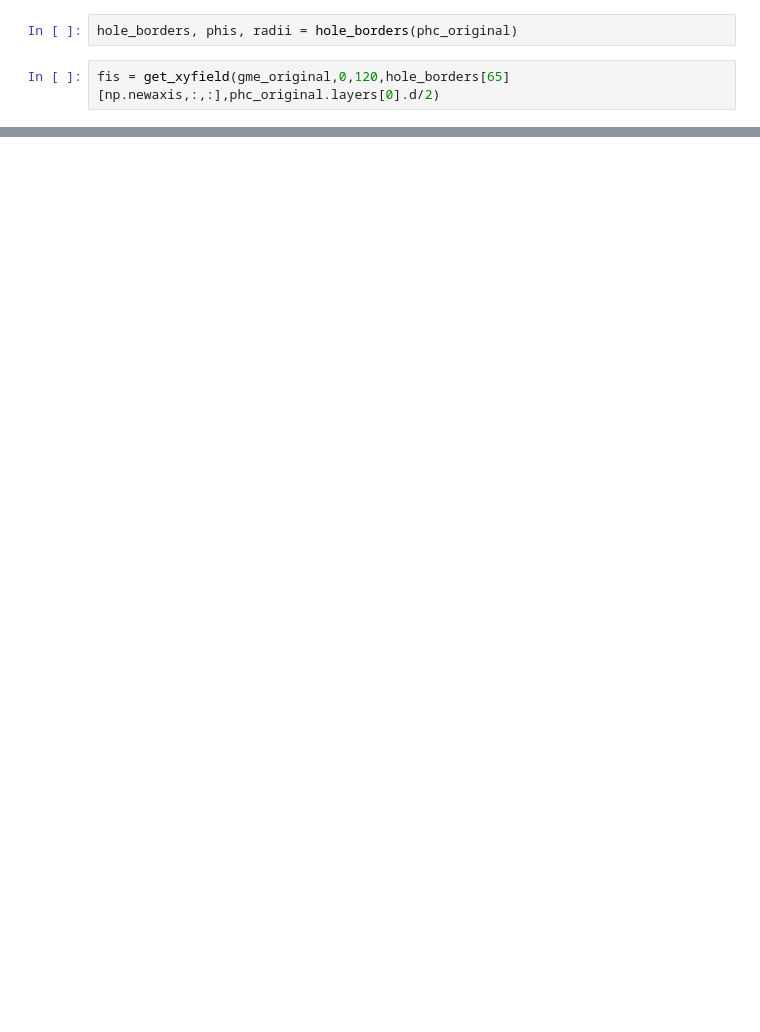
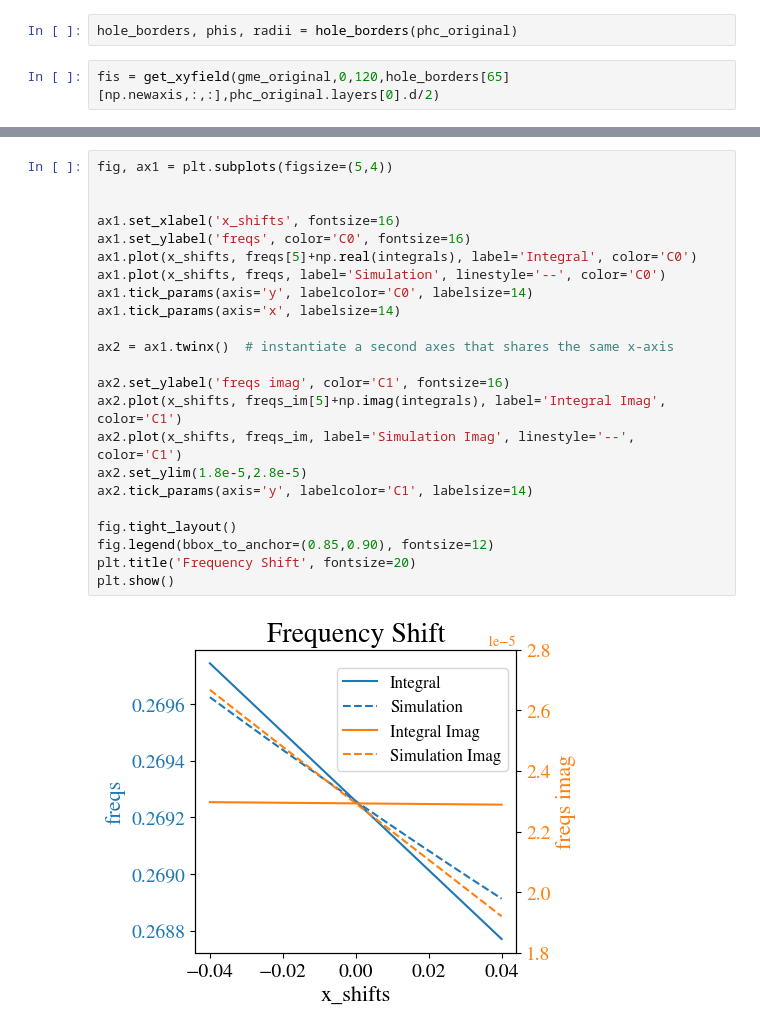
Before and after one commit to DominicJThompson/optGME, a Jupyter notebook: tests_old/Qshift.ipynb, the cells around one changed output, grey strips where cells are left out. Saved outputs shown, nothing was run; the diff lists cells and outputs as text; blank space fills up the shorter version.

```diff
--- a/tests_old/Qshift.ipynb
+++ b/tests_old/Qshift.ipynb
@@ -321,0 +344,25 @@ gme_original.freqs[0,120]+1j*gme_original.freqs_im[0,120]
+# %%
+fig, ax1 = plt.subplots(figsize=(5,4))
+
+
+ax1.set_xlabel('x_shifts', fontsize=16)
+ax1.set_ylabel('freqs', color='C0', fontsize=16)
+ax1.plot(x_shifts, freqs[5]+np.real(integrals), label='Integral', color='C0')
+ax1.plot(x_shifts, freqs, label='Simulation', linestyle='--', color='C0')
+ax1.tick_params(axis='y', labelcolor='C0', labelsize=14)
+ax1.tick_params(axis='x', labelsize=14)
+
+ax2 = ax1.twinx()  # instantiate a second axes that shares the same x-axis
+
+ax2.set_ylabel('freqs imag', color='C1', fontsize=16)
+ax2.plot(x_shifts, freqs_im[5]+np.imag(integrals), label='Integral Imag', color='C1')
+ax2.plot(x_shifts, freqs_im, label='Simulation Imag', linestyle='--', color='C1')
+ax2.set_ylim(1.8e-5,2.8e-5)
+ax2.tick_params(axis='y', labelcolor='C1', labelsize=14)
+
+fig.tight_layout()
+fig.legend(bbox_to_anchor=(0.85,0.90), fontsize=12)
+plt.title('Frequency Shift', fontsize=20)
+plt.show()
+# %% [output]
+[figure, added]
```
Also changed, not shown: parts of 12 cells of this notebook, 2 other files.
